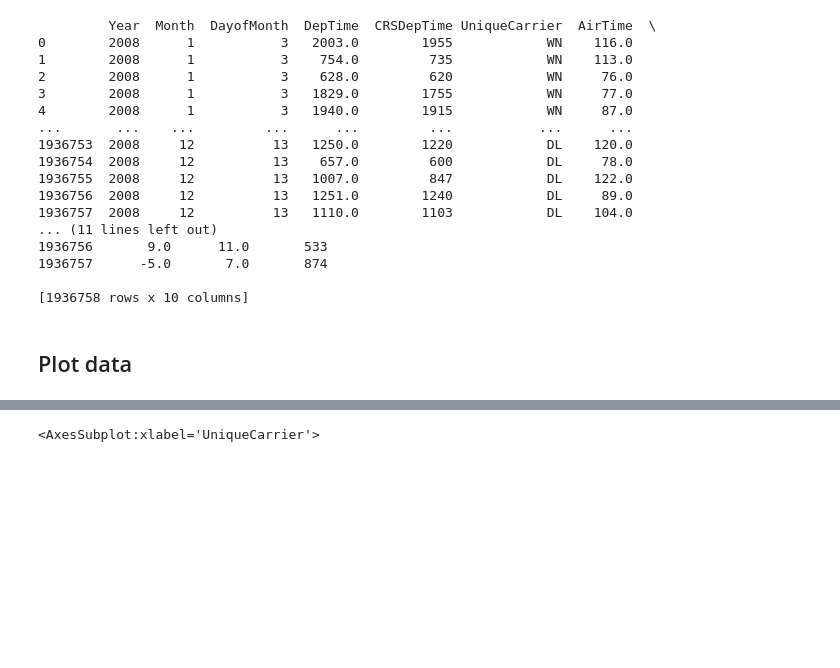
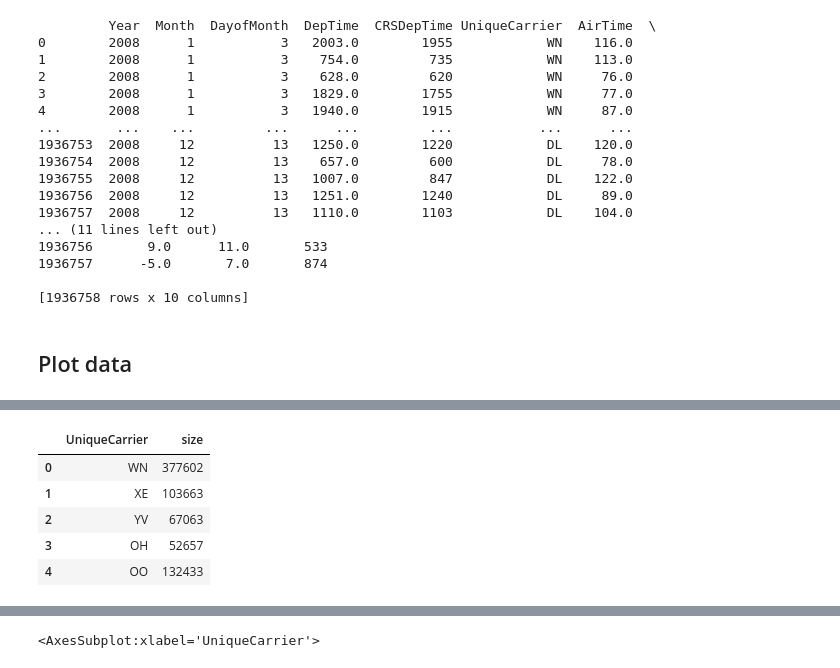
Before and after one commit to ndrini/CDP_M1_T01_numpy, a Jupyter notebook: M2_T01_matplotlib.ipynb, the cells around one changed output, grey strips where cells are left out. Drawn from its saved outputs; the diff is of its cells as text; code cells hidden in the pictures; blank space fills up the shorter version.

```diff
--- a/M2_T01_matplotlib.ipynb
+++ b/M2_T01_matplotlib.ipynb
@@ -81,0 +151,10 @@ The task is:
+# %%
+pie_df = df.groupby('UniqueCarrier', as_index=False, sort=False)['ArrDelay'].size()
+pie_df.head()
+# %% [output]
+|  | UniqueCarrier | size |
+| 0 | WN | 377602 |
+| 1 | XE | 103663 |
+| 2 | YV | 67063 |
+| 3 | OH | 52657 |
+| 4 | OO | 132433 |
```
Also changed, not shown: parts of 12 cells of this notebook, 3 other files.
